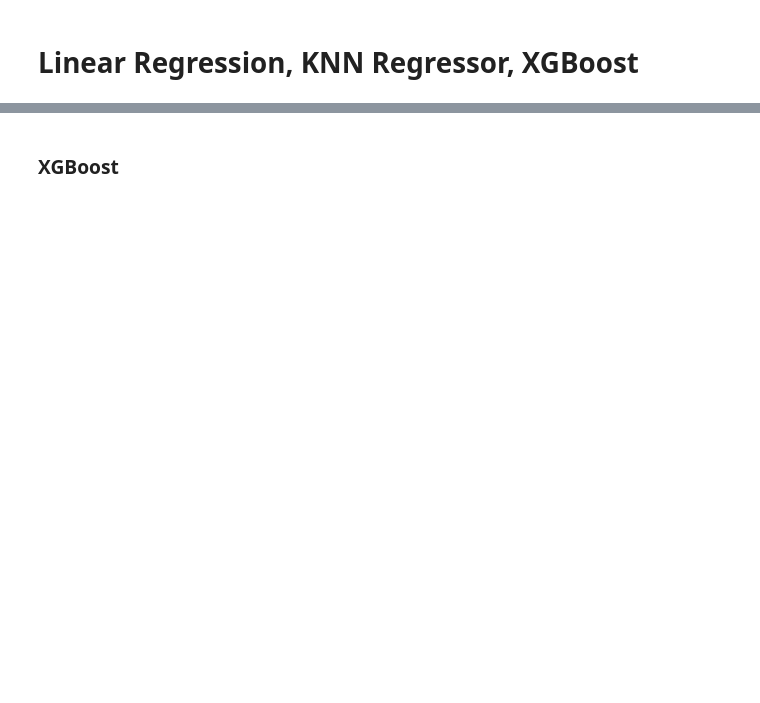
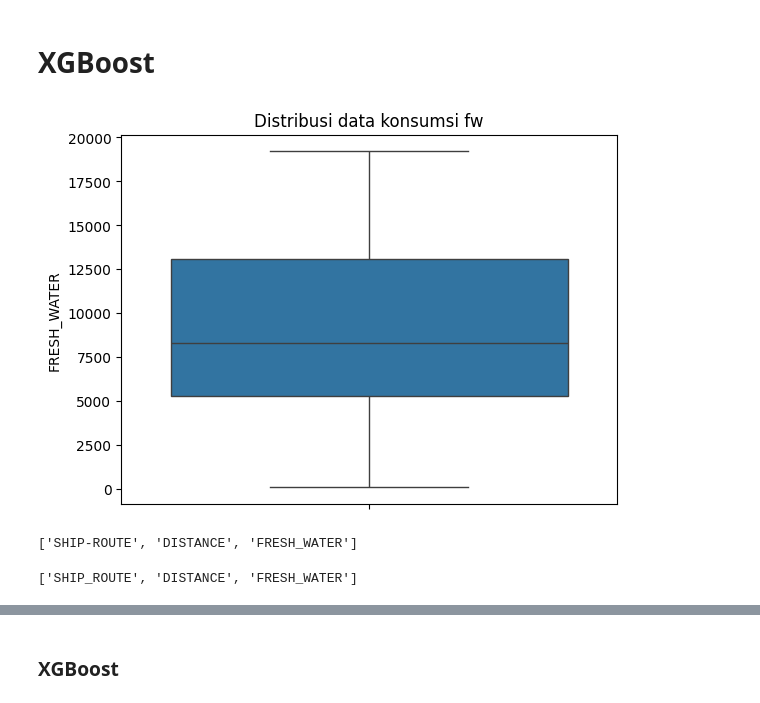
Before and after one commit to ilhamyulianto/freshwater, a Jupyter notebook: notebook/freshwater.ipynb, the cells around one changed output, grey strips where cells are left out. Saved outputs shown, nothing was run; the diff lists cells and outputs as text; code cells hidden in the pictures; blank space fills up the shorter version.

```diff
--- a/notebook/freshwater.ipynb
+++ b/notebook/freshwater.ipynb
@@ -1,5 +1,5 @@
 # %% [markdown]
-# Linear Regression, KNN Regressor, XGBoost
+# XGBoost
 # %%
 import pandas as pd
 from sklearn.model_selection import train_test_split
@@ -16,4 +16,4 @@ from tensorflow.keras.layers import Dense, Dropout
 from tensorflow.keras.callbacks import EarlyStopping
 # %%
 df = pd.read_excel('../data/freshwater_datamaster.xlsx', sheet_name='main')
-df = df[['DISTANCE', 'FRESH_WATER']]
+df = df[['SHIP-ROUTE','DISTANCE', 'FRESH_WATER']]
@@ -22,0 +20,16 @@ y = df['FRESH_WATER']
+# %%
+import seaborn as sns
+sns.boxplot(data=df, y='FRESH_WATER')
+plt.title("Distribusi data konsumsi fw")
+plt.show()
+# %% [output]
+[figure, added]
+# %%
+print(df.columns.tolist())
+# %% [output]
+['SHIP-ROUTE', 'DISTANCE', 'FRESH_WATER']
+# %%
+df = df.rename(columns={'SHIP-ROUTE': 'SHIP_ROUTE'})
+print(df.columns.tolist())
+# %% [output]
+['SHIP_ROUTE', 'DISTANCE', 'FRESH_WATER']
```
Also changed, not shown: parts of 30 cells of this notebook, 47 other files.
